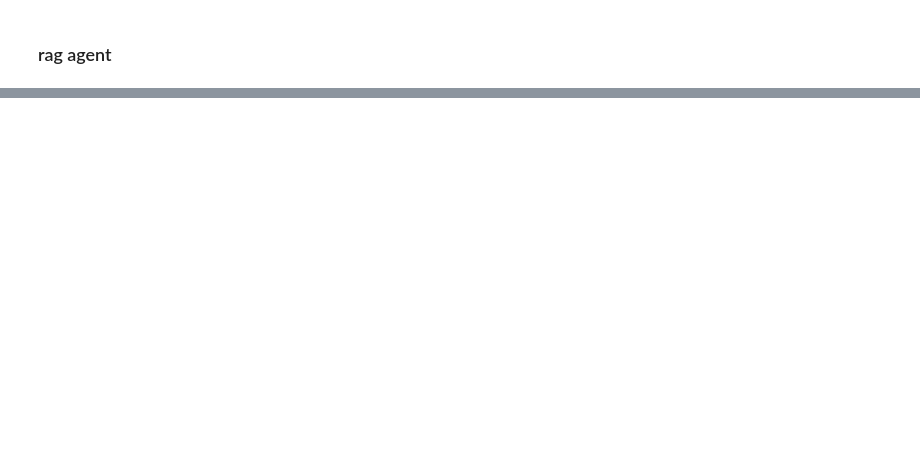
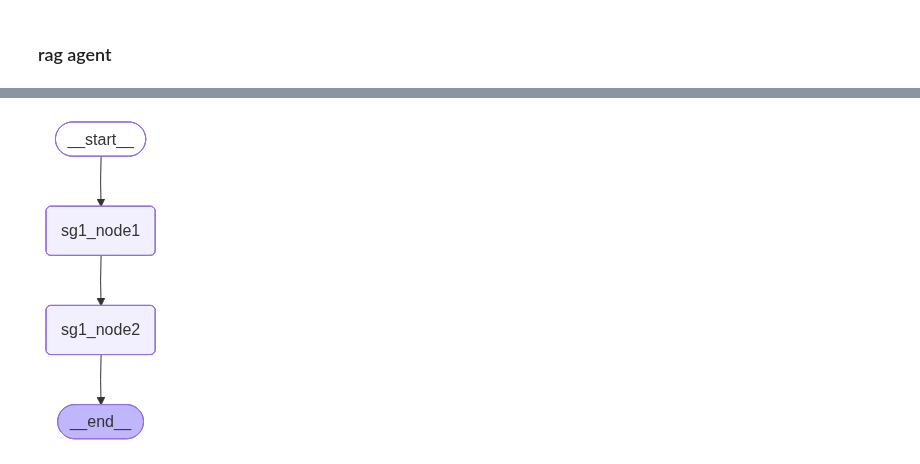
Before and after one commit to TheGEN1U5/DLventures, a Jupyter notebook: nlp/agentic/agentic_rag_ps/swarm_tut.ipynb, the cells around one changed output, grey strips where cells are left out. Drawn from its saved outputs; the diff is of its cells as text; code cells hidden in the pictures; blank space fills up the shorter version.

```diff
--- a/nlp/agentic/agentic_rag_ps/swarm_tut.ipynb
+++ b/nlp/agentic/agentic_rag_ps/swarm_tut.ipynb
@@ -701,0 +697,31 @@ def decide_next_agent_rag(RagAgentState) -> Literal
+# %%
+class Sg1State(TypedDict):
+    sg1_data: str
+    shared_data: str
+    next_sg: str
+
+def sg1_node1(state):
+    print(f"this is sg1 data: {state.get("sg1_data")}")
+    return state
+
+def sg1_node2(state):
+    choice = random.choice(["sg2", "sg3"])
+    print(f"want to go to {choice}")
+    return {
+            "sg1_data": "new sg1 data",
+            "shared_data": "new sg1 shared data",
+            "next_sg": choice
+        }
+
+sg1_builder = StateGraph(Sg1State)
+sg1_builder.add_node("sg1_node1", sg1_node1)
+sg1_builder.add_node("sg1_node2", sg1_node2)
+
+sg1_builder.add_edge(START, "sg1_node1")
+sg1_builder.add_edge("sg1_node1", "sg1_node2")
+sg1_builder.add_edge("sg1_node2", END)
+memory_sg1 = InMemorySaver()
+sg1 = sg1_builder.compile(checkpointer=memory_sg1)
+display(Image(sg1.get_graph().draw_mermaid_png()))
+# %% [output]
+[figure, added]
```
Also changed, not shown: parts of 17 cells of this notebook.
